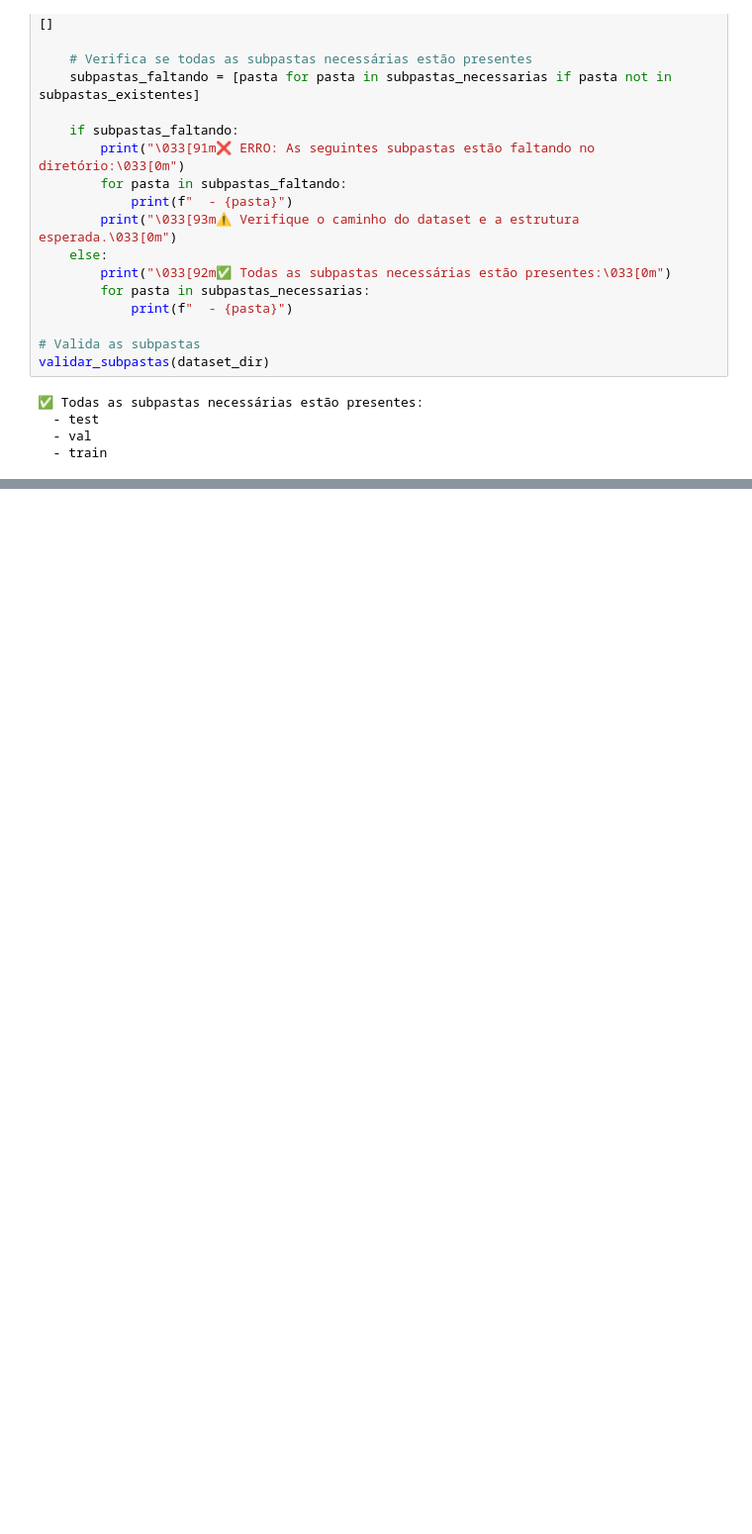
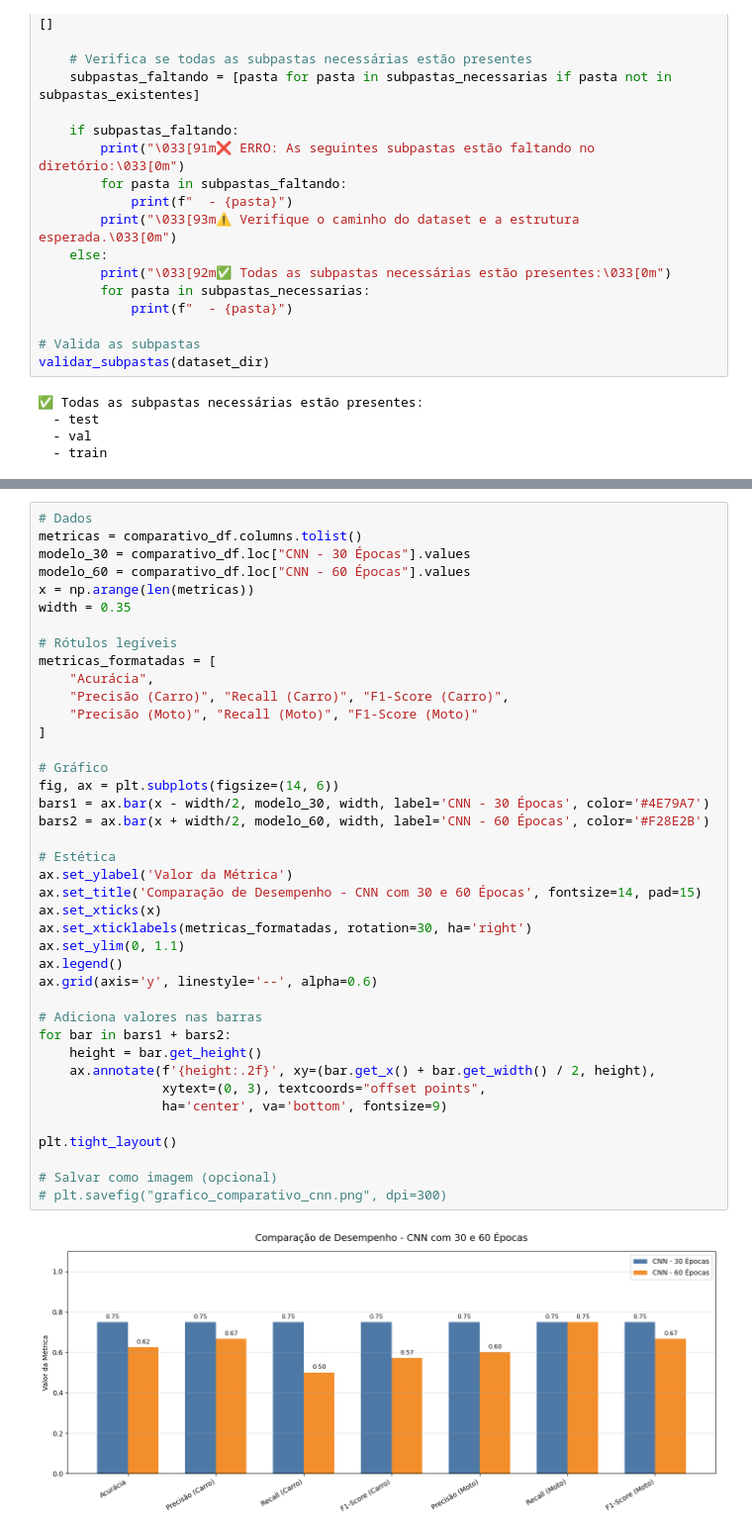
Before and after one commit to joseandrefilho/1TIAOR20242_FASE6_CAP1, a Jupyter notebook: notebooks/1TIAOR20242_FASE6_CAP1_Entrega02.ipynb, the cells around one changed output, grey strips where cells are left out. Shown at 99% size. Drawn from its saved outputs; the diff is of its cells as text; blank space fills up the shorter version.

```diff
--- a/notebooks/1TIAOR20242_FASE6_CAP1_Entrega02.ipynb
+++ b/notebooks/1TIAOR20242_FASE6_CAP1_Entrega02.ipynb
@@ -443,0 +587,42 @@ plot_training_history(history)
+# %%
+# Dados
+metricas = comparativo_df.columns.tolist()
+modelo_30 = comparativo_df.loc["CNN - 30 Épocas"].values
+modelo_60 = comparativo_df.loc["CNN - 60 Épocas"].values
+x = np.arange(len(metricas))
+width = 0.35
+
+# Rótulos legíveis
+metricas_formatadas = [
+    "Acurácia",
+    "Precisão (Carro)", "Recall (Carro)", "F1-Score (Carro)",
+    "Precisão (Moto)", "Recall (Moto)", "F1-Score (Moto)"
+]
+
+# Gráfico
+fig, ax = plt.subplots(figsize=(14, 6))
+bars1 = ax.bar(x - width/2, modelo_30, width, label='CNN - 30 Épocas', color='#4E79A7')
+bars2 = ax.bar(x + width/2, modelo_60, width, label='CNN - 60 Épocas', color='#F28E2B')
+
+# Estética
+ax.set_ylabel('Valor da Métrica')
+ax.set_title('Comparação de Desempenho - CNN com 30 e 60 Épocas', fontsize=14, pad=15)
+ax.set_xticks(x)
+ax.set_xticklabels(metricas_formatadas, rotation=30, ha='right')
+ax.set_ylim(0, 1.1)
+ax.legend()
+ax.grid(axis='y', linestyle='--', alpha=0.6)
+
+# Adiciona valores nas barras
+for bar in bars1 + bars2:
+    height = bar.get_height()
+    ax.annotate(f'{height:.2f}', xy=(bar.get_x() + bar.get_width() / 2, height),
+                xytext=(0, 3), textcoords="offset points",
+                ha='center', va='bottom', fontsize=9)
+
+plt.tight_layout()
+
+# Salvar como imagem (opcional)
+# plt.savefig("grafico_comparativo_cnn.png", dpi=300)
+# %% [output]
+[figure, added]
```
Also changed, not shown: parts of 31 cells of this notebook, 9 other files.
